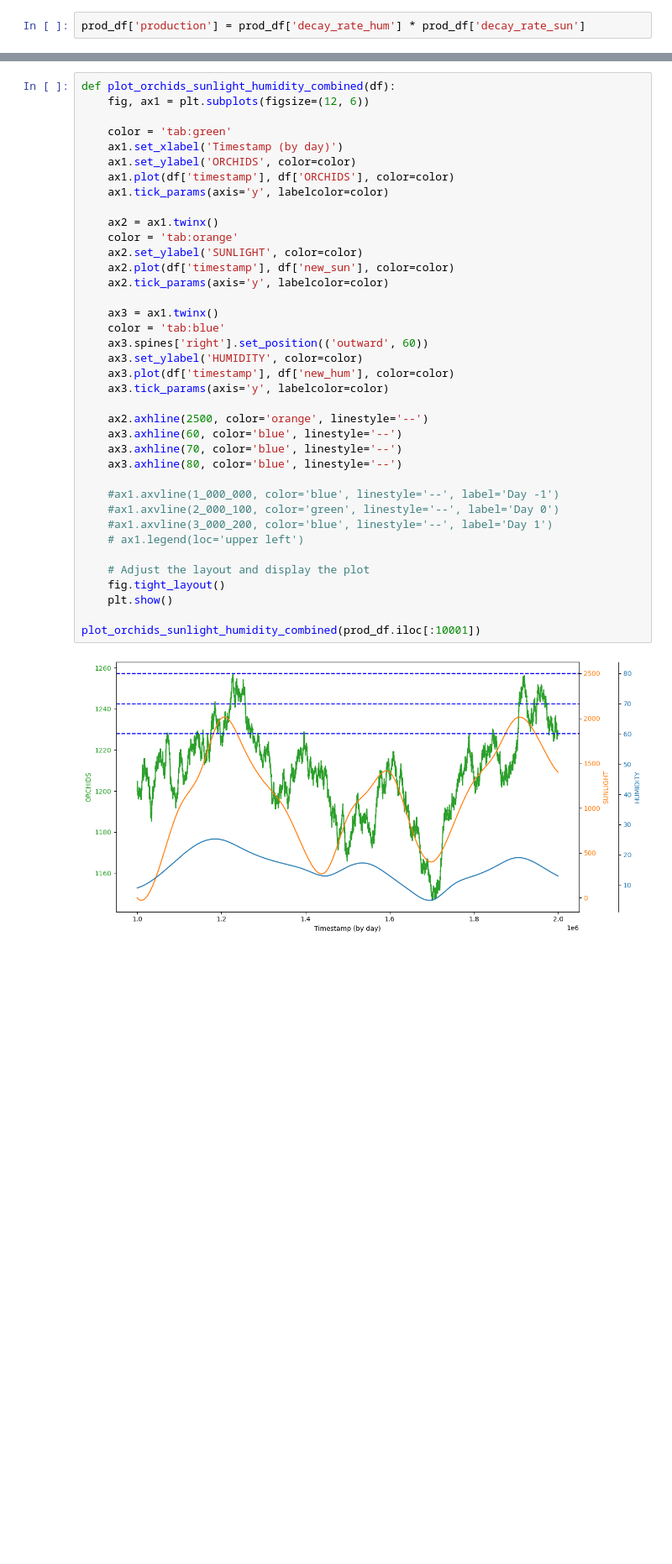
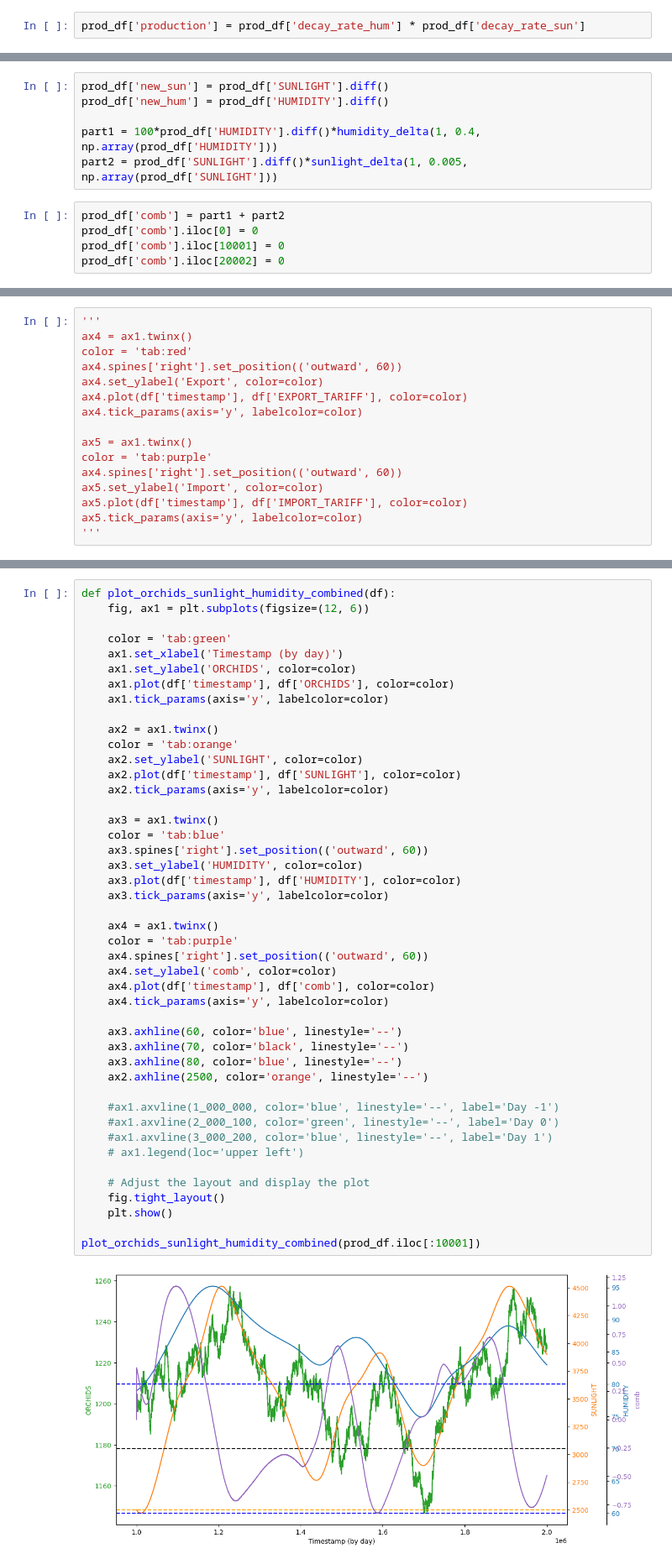
Before and after one commit to felixpoirier1/Prosperity, a Jupyter notebook: test.ipynb, the cells around one changed output, grey strips where cells are left out. Shown at 84% size. Cells and saved outputs as stored; diff of their text form; blank space fills up the shorter version.

```diff
--- a/test.ipynb
+++ b/test.ipynb
@@ -1872,0 +1915,11 @@ prod_df['new_hum'] = abs(prod_df['HUMIDITY'] - 70)
+# %%
+prod_df['new_sun'] = prod_df['SUNLIGHT'].diff()
+prod_df['new_hum'] = prod_df['HUMIDITY'].diff()
+
+part1 = 100*prod_df['HUMIDITY'].diff()*humidity_delta(1, 0.4, np.array(prod_df['HUMIDITY']))
+part2 = prod_df['SUNLIGHT'].diff()*sunlight_delta(1, 0.005, np.array(prod_df['SUNLIGHT']))
+# %%
+prod_df['comb'] = part1 + part2
+prod_df['comb'].iloc[0] = 0
+prod_df['comb'].iloc[10001] = 0
+prod_df['comb'].iloc[20002] = 0
@@ -1872,0 +1944,16 @@ prod_df['new_hum'] = abs(prod_df['HUMIDITY'] - 70)
+# %%
+'''
+ax4 = ax1.twinx()
+color = 'tab:red'
+ax4.spines['right'].set_position(('outward', 60))
+ax4.set_ylabel('Export', color=color)
+ax4.plot(df['timestamp'], df['EXPORT_TARIFF'], color=color)
+ax4.tick_params(axis='y', labelcolor=color)
+
+ax5 = ax1.twinx()
+color = 'tab:purple'
+ax4.spines['right'].set_position(('outward', 60))
+ax5.set_ylabel('Import', color=color)
+ax5.plot(df['timestamp'], df['IMPORT_TARIFF'], color=color)
+ax5.tick_params(axis='y', labelcolor=color)
+'''
@@ -1877,39 +1966,46 @@ def plot_orchids_sunlight_humidity_combined(df):
     color = 'tab:green'
     ax1.set_xlabel('Timestamp (by day)')
     ax1.set_ylabel('ORCHIDS', color=color)
     ax1.plot(df['timestamp'], df['ORCHIDS'], color=color)
     ax1.tick_params(axis='y', labelcolor=color)
 
     ax2 = ax1.twinx()
     color = 'tab:orange'
     ax2.set_ylabel('SUNLIGHT', color=color)
-    ax2.plot(df['timestamp'], df['new_sun'], color=color)
+    ax2.plot(df['timestamp'], df['SUNLIGHT'], color=color)
     ax2.tick_params(axis='y', labelcolor=color)
 
     ax3 = ax1.twinx()
     color = 'tab:blue'
     ax3.spines['right'].set_position(('outward', 60))
     ax3.set_ylabel('HUMIDITY', color=color)
-    ax3.plot(df['timestamp'], df['new_hum'], color=color)
+    ax3.plot(df['timestamp'], df['HUMIDITY'], color=color)
     ax3.tick_params(axis='y', labelcolor=color)
 
+    ax4 = ax1.twinx()
+    color = 'tab:purple'
+    ax4.spines['right'].set_position(('outward', 60))
+    ax4.set_ylabel('comb', color=color)
+    ax4.plot(df['timestamp'], df['comb'], color=color)
+    ax4.tick_params(axis='y', labelcolor=color)
+
+    ax3.axhline(60, color='blue', linestyle='--')
+    ax3.axhline(70, color='black', linestyle='--')
+    ax3.axhline(80, color='blue', linestyle='--')
     ax2.axhline(2500, color='orange', linestyle='--')
-    ax3.axhline(60, color='blue', linestyle='--')
-    ax3.axhline(70, color='blue', linestyle='--')
-    ax3.axhline(80, color='blue', linestyle='--')
 
     #ax1.axvline(1_000_000, color='blue', linestyle='--', label='Day -1')
     #ax1.axvline(2_000_100, color='green', linestyle='--', label='Day 0')
     #ax1.axvline(3_000_200, color='blue', linestyle='--', label='Day 1')
     # ax1.legend(loc='upper left')
 
     # Adjust the layout and display the plot
     fig.tight_layout()
     plt.show()
 
 plot_orchids_sunlight_humidity_combined(prod_df.iloc[:10001])
 # %% [output]
-[figure, old version]
+[figure, new version]
 # %%
 plot_orchids_sunlight_humidity_combined(prod_df.iloc[10001:20002])
 # %% [output]
```
Also changed, not shown: parts of 35 cells of this notebook.
